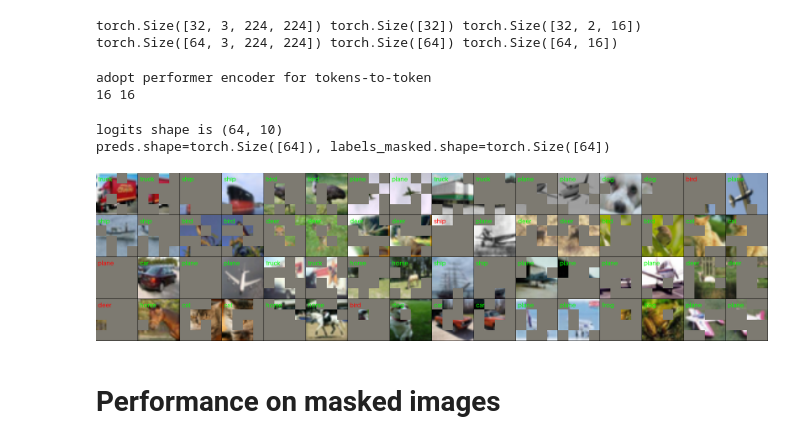
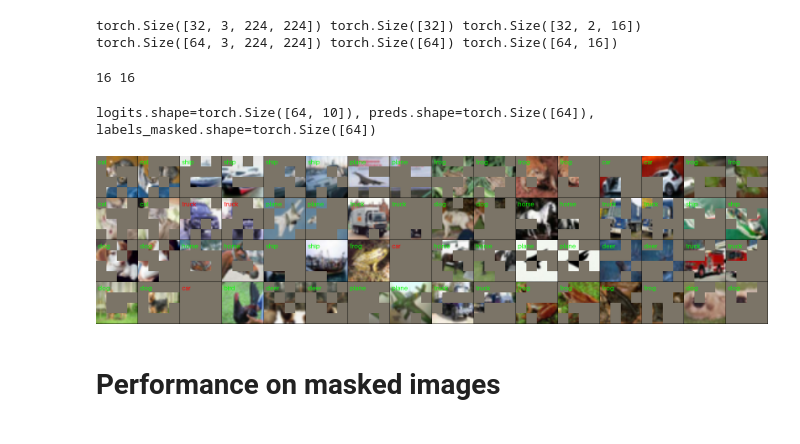
Before and after one commit to jacek-tomasz-rutkowski/magisterka, a Jupyter notebook: T2T_ViT/notebooks/visualize_surrogate.ipynb, the cells around one changed output. Saved outputs shown, nothing was run; the diff lists cells and outputs as text; code cells hidden in the pictures.

```diff
--- a/T2T_ViT/notebooks/visualize_surrogate.ipynb
+++ b/T2T_ViT/notebooks/visualize_surrogate.ipynb
@@ -69,15 +73,5 @@ test_without_masks(target_model, datamodule.test_dataloader(), "cuda")
 # %% [markdown]
 <font size="12">Surrogate model visualization</font>
-# %%
-n_masks_per_image = 2
-num_players = 16
-datamodule = CIFAR_10_Datamodule(num_players=num_players, num_mask_samples=n_masks_per_image, paired_mask_samples=True)
-datamodule.setup()
-data = next(iter(datamodule.train_dataloader()))
-
-images = data['images']
-labels = data['labels']
-masks = data['masks']
 # %%
 print(images.shape, labels.shape, masks.shape)
 images_masked, masks_masked, labels_masked = apply_masks_to_batch(images, masks, labels)
@@ -85,34 +79,21 @@ print(images_masked.shape, labels_masked.shape, masks_masked.shape)
 # %% [output]
 torch.Size([32, 3, 224, 224]) torch.Size([32]) torch.Size([32, 2, 16])
 torch.Size([64, 3, 224, 224]) torch.Size([64]) torch.Size([64, 16])
-# %%
-surrogate = Surrogate.load_from_checkpoint(
-    PROJECT_ROOT / "saved_models/surrogate/cifar10/v2/player16/t2t_vit.ckpt",
-    # PROJECT_ROOT / "saved_models/surrogate/cifar10/_t2t_vit_player16_lr0.0001_wd0.0_b256_epoch19.ckpt",
-    # PROJECT_ROOT / "saved_models/surrogate/cifar10/_vit_player16_lr0.0001_wd0.0_b256_epoch19.ckpt",
-    # PROJECT_ROOT / "saved_models/surrogate/cifar10/_swin_player16_lr0.0002_wd0.0_b256_epoch19.ckpt",
-    # PROJECT_ROOT / "saved_models/surrogate/cifar10/_player196_lr1e-05_wd0.0_b128_epoch49.ckpt",
-    # PROJECT_ROOT / "saved_models/surrogate/cifar10/_player16_lr1e-05_wd0.0_b256_epoch28.ckpt",
-    map_location="cuda",
-    strict=False,    # Check warnings; it's OK to ignore "target_model.*" being saved checkpoint but not in Surrogate for evaluation.
-    # backbone_name="t2t_vit"  # Needs to be specified for older checkpoints.
-)
-surrogate.eval()
-print(datamodule.num_players, surrogate.num_players)
-# %% [output]
-adopt performer encoder for tokens-to-token
-16 16
-# %%
-logits = surrogate(images_masked.to(surrogate.device))
-print(f'logits shape is {tuple(logits.shape)}')
-preds = torch.argmax(logits, dim=1).cpu()
-print(f'{preds.shape=}, {labels_masked.shape=}')
-colors = [(0, 255, 0) if l == p else (255, 0, 0) for l, p in zip(labels_masked, preds)]
-CIFAR_10_Dataset.to_image_grid(images_masked, preds, colors, scale=1/2, n_columns=n_masks_per_image * 8)
-# %% [output]
-logits shape is (64, 10)
-preds.shape=torch.Size([64]), labels_masked.shape=torch.Size([64])
-[figure, removed]
+# %%
+surrogate = Surrogate.load_from_latest_checkpoint("saved_models/surrogate/cifar10/v4/player16/vit_small_patch16_224")
+surrogate.eval()
+print(datamodule.num_players, surrogate.num_players)
+# %% [output]
+16 16
+# %%
+logits = surrogate(images_masked.to(surrogate.device))
+preds = torch.argmax(logits, dim=1).cpu()
+print(f'{logits.shape=}, {preds.shape=}, {labels_masked.shape=}')
+colors = [(0, 255, 0) if lbl == p else (255, 0, 0) for lbl, p in zip(labels_masked, preds)]
+to_image_grid(images_masked, preds, colors, scale=1/2, n_columns=2 * 8)
+# %% [output]
+logits.shape=torch.Size([64, 10]), preds.shape=torch.Size([64]), labels_masked.shape=torch.Size([64])
+[figure, added]
 # %%
 test_without_masks(surrogate, datamodule.test_dataloader())
 # %% [markdown]
```
Also changed, not shown: parts of 9 cells of this notebook, 1 other file.
